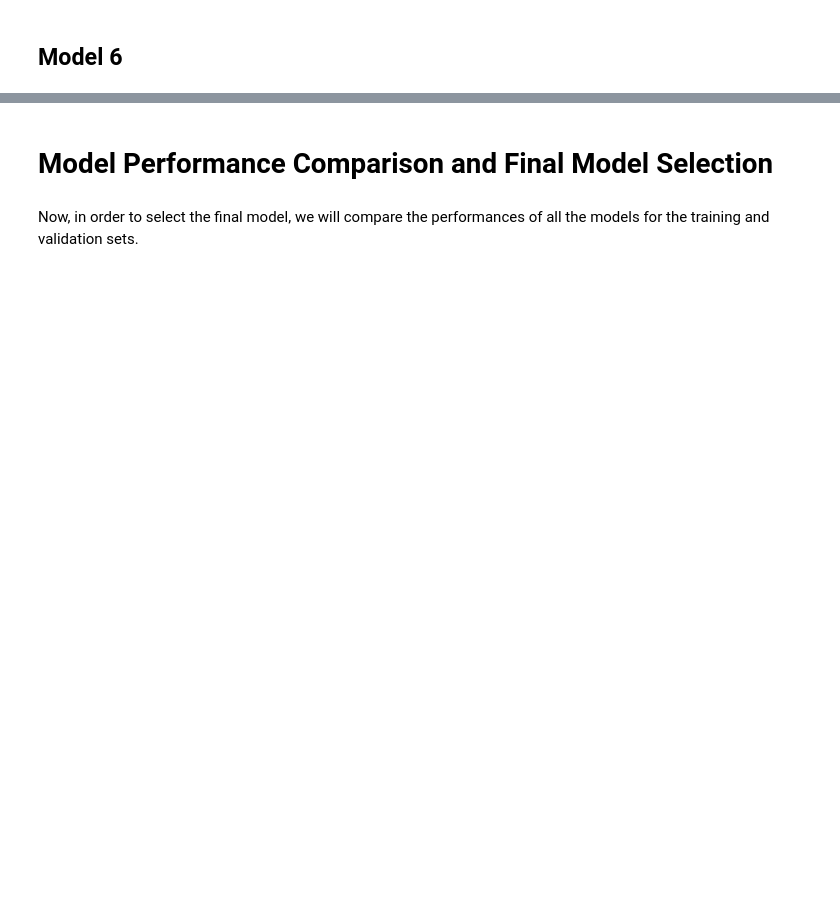
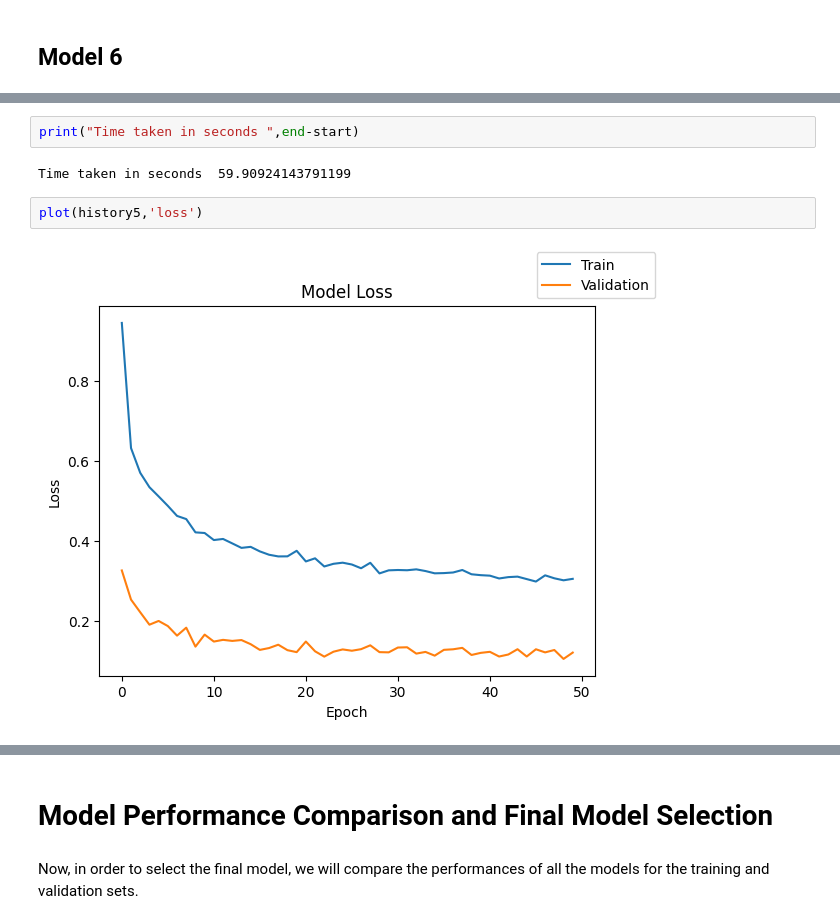
Before and after one commit to uday-d4/UTAI_NeuralNetworks_ReneWind, a Jupyter notebook: ReneWind_Notebook.ipynb, the cells around one changed output, grey strips where cells are left out. Cells and saved outputs as stored; diff of their text form; blank space fills up the shorter version.

```diff
--- a/ReneWind_Notebook.ipynb
+++ b/ReneWind_Notebook.ipynb
@@ -1029,0 +1102,8 @@ evaluation_results
+# %%
+print("Time taken in seconds ",end-start)
+# %% [output]
+Time taken in seconds  59.90924143791199
+# %%
+plot(history5,'loss')
+# %% [output]
+[figure, added]
```
Also changed, not shown: parts of 42 cells of this notebook.
